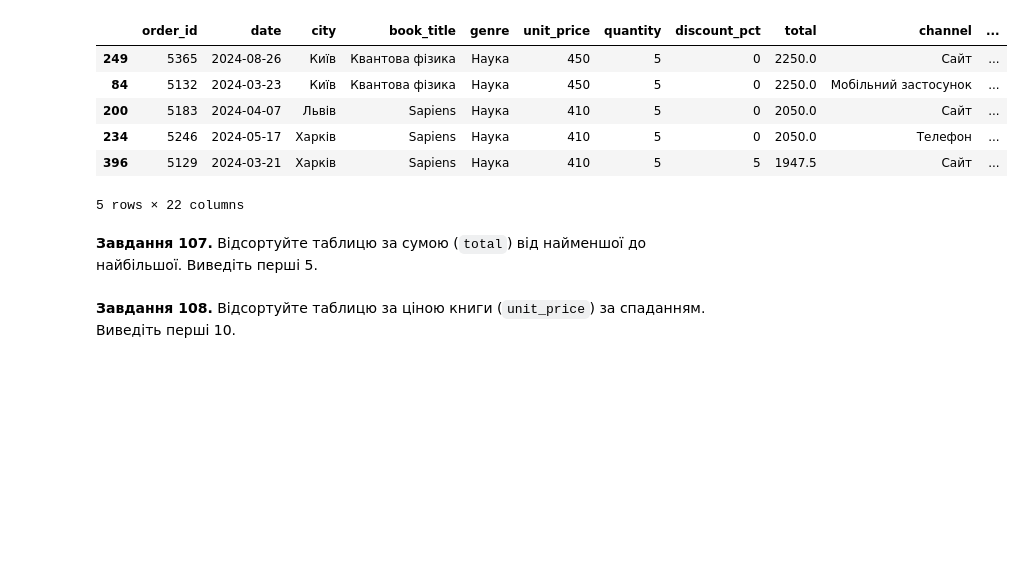
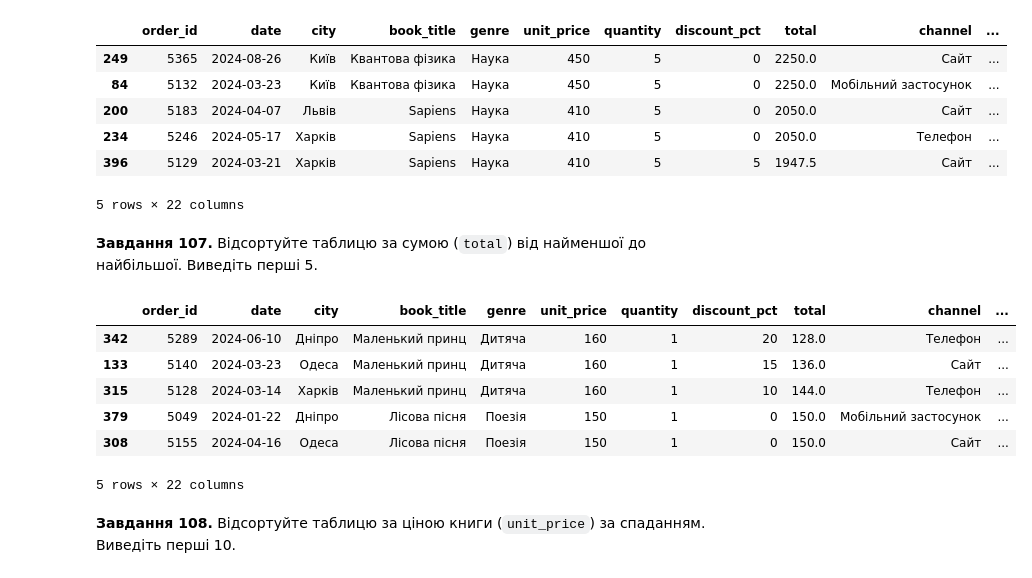
Before and after one commit to DymaStar/DTA_2026, a Jupyter notebook: HW/HW_DimaStar2605_"pandas_practice_120_ipynb".ipynb, the cells around one changed output. Drawn from its saved outputs; the diff is of its cells as text; code cells hidden in the pictures; blank space fills up the shorter version.

```diff
--- a/HW/HW_DimaStar2605_"pandas_practice_120_ipynb".ipynb
+++ b/HW/HW_DimaStar2605_"pandas_practice_120_ipynb".ipynb
@@ -1795,6 +1795,15 @@ df.sort_values("total", ascending=False).head(5)
 **Завдання 107.** Відсортуйте таблицю за сумою (`total`) від найменшої до найбільшої. Виведіть перші 5.
 # %%
 # Завдання 107:
+df.sort_values("total").head(5)
+# %% [output]
+|  | order_id | date | city | book_title | genre | unit_price | quantity | discount_pct | total | channel | ... |
+| 342 | 5289 | 2024-06-10 | Дніпро | Маленький принц | Дитяча | 160 | 1 | 20 | 128.0 | Телефон | ... |
+| 133 | 5140 | 2024-03-23 | Одеса | Маленький принц | Дитяча | 160 | 1 | 15 | 136.0 | Сайт | ... |
+| 315 | 5128 | 2024-03-14 | Харків | Маленький принц | Дитяча | 160 | 1 | 10 | 144.0 | Телефон | ... |
+| 379 | 5049 | 2024-01-22 | Дніпро | Лісова пісня | Поезія | 150 | 1 | 0 | 150.0 | Мобільний застосунок | ... |
+| 308 | 5155 | 2024-04-16 | Одеса | Лісова пісня | Поезія | 150 | 1 | 0 | 150.0 | Сайт | ... |
+5 rows × 22 columns
 # %% [markdown]
 **Завдання 108.** Відсортуйте таблицю за ціною книги (`unit_price`) за спаданням. Виведіть перші 10.
 # %%
```
Also changed, not shown: parts of 15 cells of this notebook.
